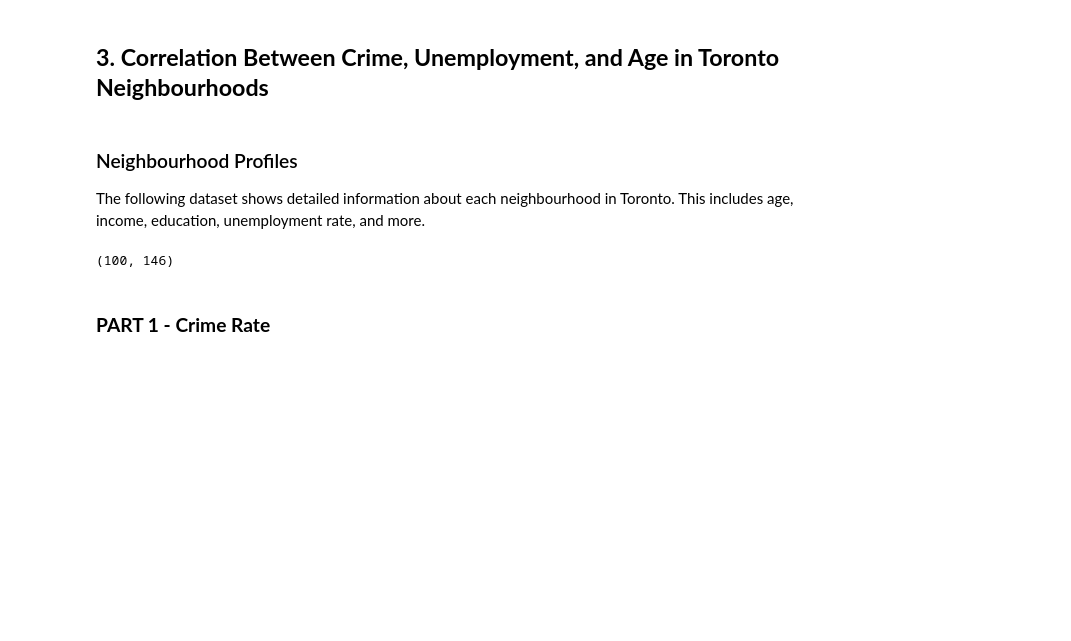
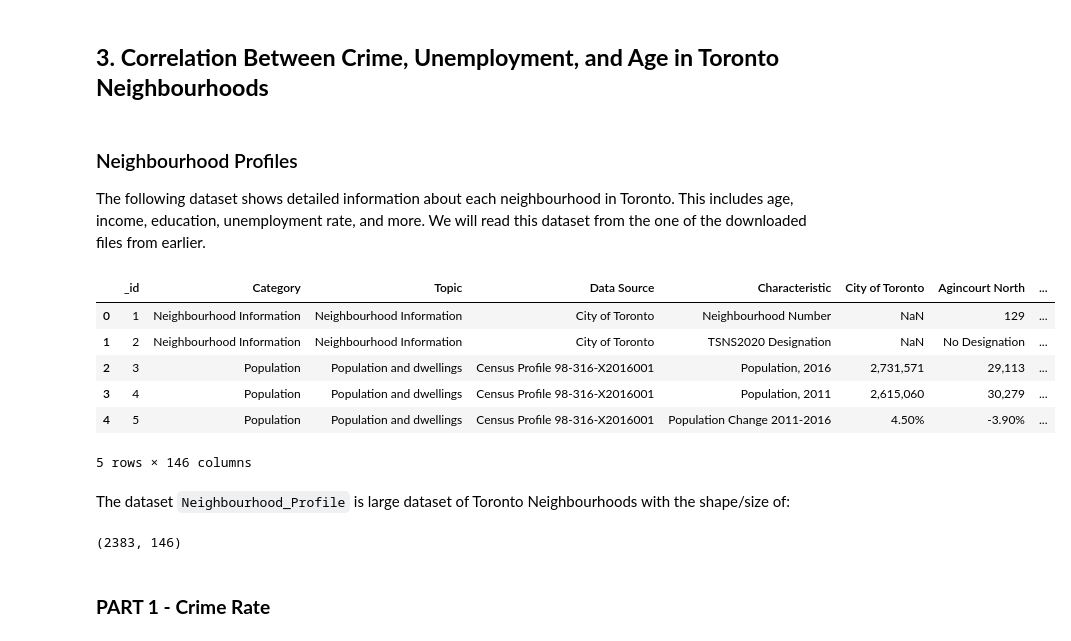
Before and after one commit to rnlclngpilar/SOFE3720-FinalProject, a Jupyter notebook: Final_Project_Clustering_Neighbourhoods.ipynb, the cells around one changed output. Cells and saved outputs as stored; diff of their text form; code cells hidden in the pictures; blank space fills up the shorter version.

```diff
--- a/Final_Project_Clustering_Neighbourhoods.ipynb
+++ b/Final_Project_Clustering_Neighbourhoods.ipynb
@@ -216,28 +218,4 @@ map_toronto
 ## **3. Correlation Between Crime, Unemployment, and Age in Toronto Neighbourhoods** <a name="correlation"></a>
 # %% [markdown]
 ### Neighbourhood Profiles
-The following dataset shows detailed information about each neighbourhood in Toronto. This includes age, income, education, unemployment rate, and more.
+The following dataset shows detailed information about each neighbourhood in Toronto. This includes age, income, education, unemployment rate, and more. We will read this dataset from the one of the downloaded files from earlier.
-# %%
-# Get the dataset metadata by passing package_id to the package_search endpoint
-# For example, to retrieve the metadata for this dataset:
-url = "https://ckan0.cf.opendata.inter.prod-toronto.ca/api/3/action/package_show"
-params = { "id": "6e19a90f-971c-46b3-852c-0c48c436d1fc"}
-package = requests.get(url, params = params).json()
-# print(package["result"])
-
-# Get the data by passing the resource_id to the datastore_search endpoint
-# For example, to retrieve the data content for the first resource in the datastore:
-for idx, resource in enumerate(package["result"]["resources"]):
-    if resource["datastore_active"]:
-        url = "https://ckan0.cf.opendata.inter.prod-toronto.ca/api/3/action/datastore_search"
-        p = { "id": resource["id"] }
-        data = requests.get(url, params = p).json()
-        df = pd.DataFrame(data["result"]["records"])
-        break
-
-# df = df.transpose()
-# df = df.drop(labels=["_id", "Topic", "Category", "Data Source"], axis=0)
-# df.head()
-df.shape
-# %% [output]
-(100, 146)
@@ -244,3 +226,21 @@ df.shape
+# %%
+# Obtain the row number for "Unemployment" to allow us extract it from the dataframe
+neighbourhood_profile = pd.read_csv('Neighbourhood_Profile')
+neighbourhood_profile.head()
+# %% [output]
+|  | _id | Category | Topic | Data Source | Characteristic | City of Toronto | Agincourt North | ... |
+| 0 | 1 | Neighbourhood Information | Neighbourhood Information | City of Toronto | Neighbourhood Number | NaN | 129 | ... |
+| 1 | 2 | Neighbourhood Information | Neighbourhood Information | City of Toronto | TSNS2020 Designation | NaN | No Designation | ... |
+| 2 | 3 | Population | Population and dwellings | Census Profile 98-316-X2016001 | Population, 2016 | 2,731,571 | 29,113 | ... |
+| 3 | 4 | Population | Population and dwellings | Census Profile 98-316-X2016001 | Population, 2011 | 2,615,060 | 30,279 | ... |
+| 4 | 5 | Population | Population and dwellings | Census Profile 98-316-X2016001 | Population Change 2011-2016 | 4.50% | -3.90% | ... |
+5 rows × 146 columns
+# %% [markdown]
+The dataset `Neighbourhood_Profile` is large dataset of Toronto Neighbourhoods with the shape/size of:
+# %%
+neighbourhood_profile.shape     # return shape of dataset
+# %% [output]
+(2383, 146)
 # %% [markdown]
 ### **PART 1 - Crime Rate**
 # %% [markdown]
```
Also changed, not shown: parts of 21 cells of this notebook, 1 other file.
